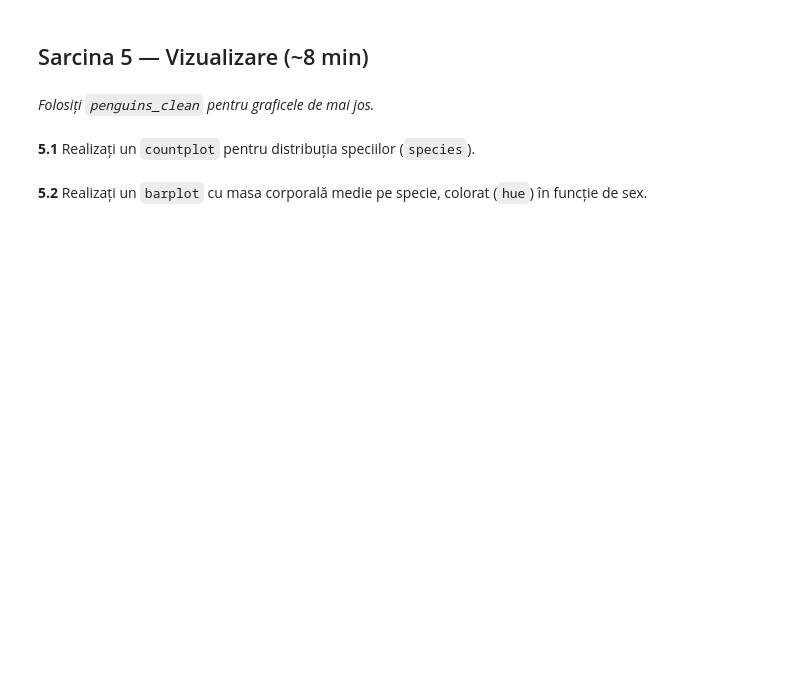
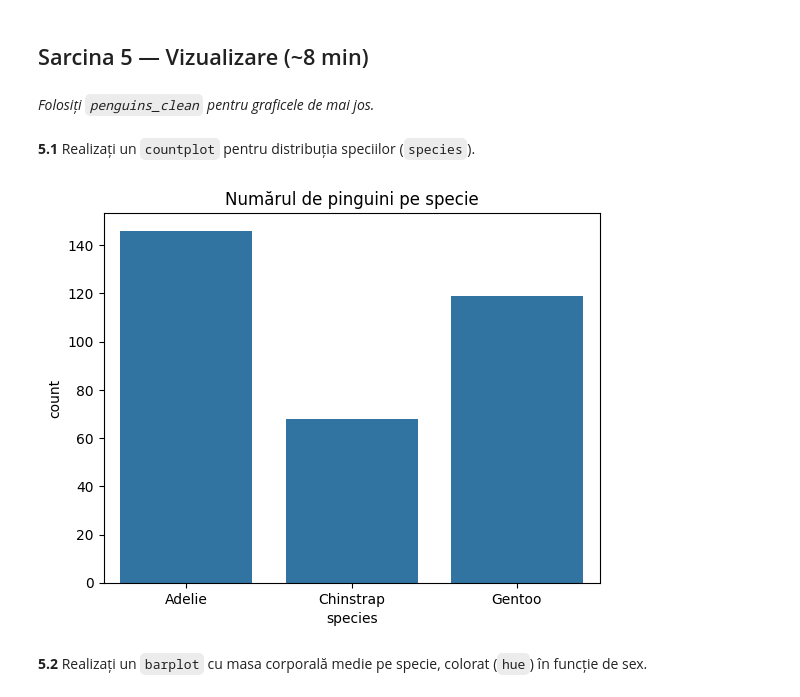
Before and after one commit to deliacovita/ML-Seminar-CovitaDelia, a Jupyter notebook: Tema_Laborator_2_ML.ipynb, the cells around one changed output. Cells and saved outputs as stored; diff of their text form; code cells hidden in the pictures; blank space fills up the shorter version.

```diff
--- a/Tema_Laborator_2_ML.ipynb
+++ b/Tema_Laborator_2_ML.ipynb
@@ -131,6 +179,7 @@ print(penguins_df['species'].unique())
 **3.2** Eliminați rândurile cu valori lipsă și salvați rezultatul într-un nou DataFrame, `penguins_clean`.
 # %%
 # TODO 3.2
+penguins_clean = penguins_df.dropna()
 # %% [markdown]
 **3.3** Verificați dimensiunea noului set de date. Câte rânduri au fost eliminate față de setul inițial?
 # %%
@@ -163,6 +250,11 @@ print(penguins_df['species'].unique())
 **5.1** Realizați un `countplot` pentru distribuția speciilor (`species`).
 # %%
 # TODO 5.1
+sns.countplot(data=penguins_clean, x='species')
+plt.title('Numărul de pinguini pe specie')
+plt.show()
+# %% [output]
+[figure, added]
 # %% [markdown]
 **5.2** Realizați un `barplot` cu masa corporală medie pe specie, colorat (`hue`) în funcție de sex.
 # %%
```
Also changed, not shown: parts of 16 cells of this notebook.
